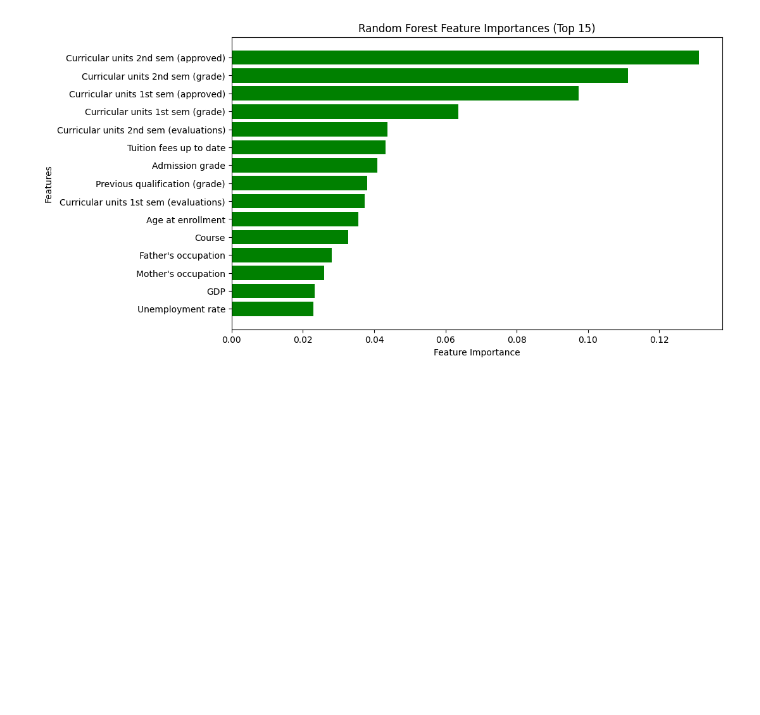
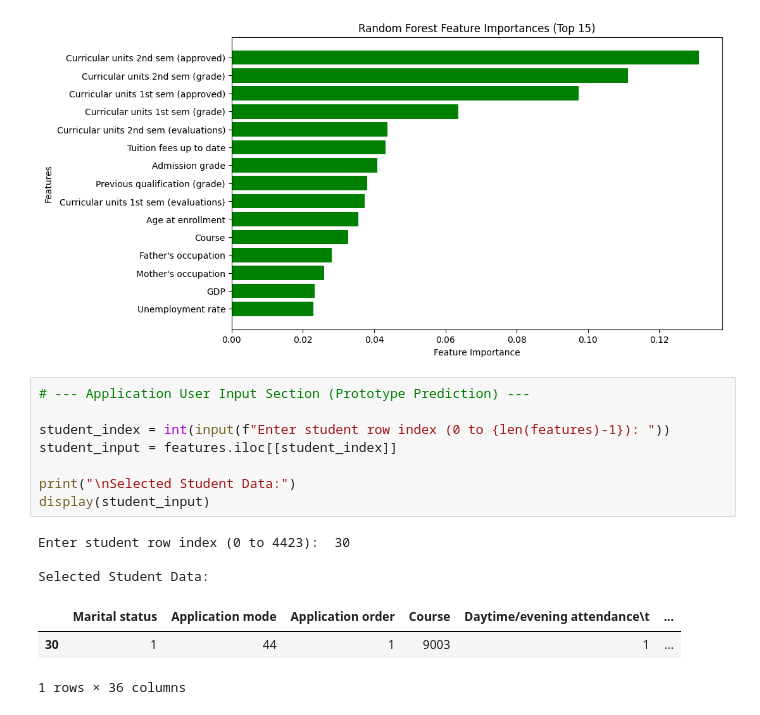
Before and after one commit to Rohitt-Giri/student-dropout-academic-success, a Jupyter notebook: predict_student_dropout_and_academic_success.ipynb, the cells around one changed output. Drawn from its saved outputs; the diff is of its cells as text; blank space fills up the shorter version.

```diff
--- a/predict_student_dropout_and_academic_success.ipynb
+++ b/predict_student_dropout_and_academic_success.ipynb
@@ -399,3 +399,18 @@ plt.gca().invert_yaxis()
 plt.show()
 # %% [output]
 [figure]
+# %%
+# --- Application User Input Section (Prototype Prediction) ---
+
+student_index = int(input(f"Enter student row index (0 to {len(features)-1}): "))
+student_input = features.iloc[[student_index]]
+
+print("\nSelected Student Data:")
+display(student_input)
+# %% [output]
+Enter student row index (0 to 4423):  30
+
+Selected Student Data:
+|  | Marital status | Application mode | Application order | Course | Daytime/evening attendance\t | ... |
+| 30 | 1 | 44 | 1 | 9003 | 1 | ... |
+1 rows × 36 columns
```
Also changed, not shown: parts of 1 cell of this notebook.
